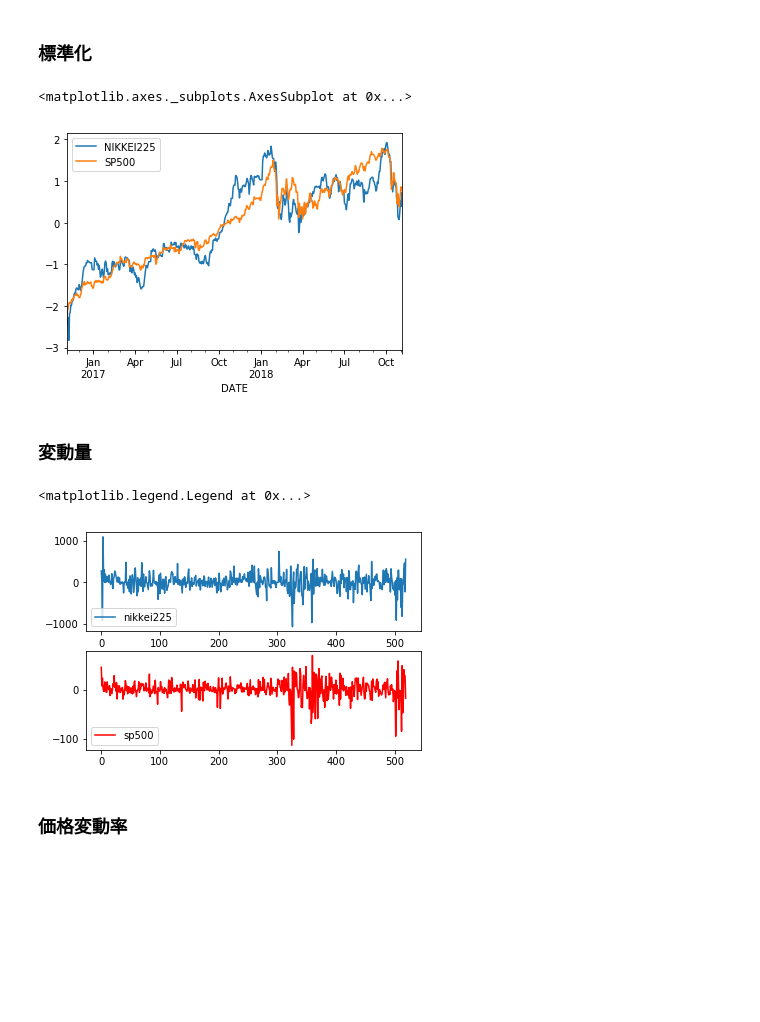
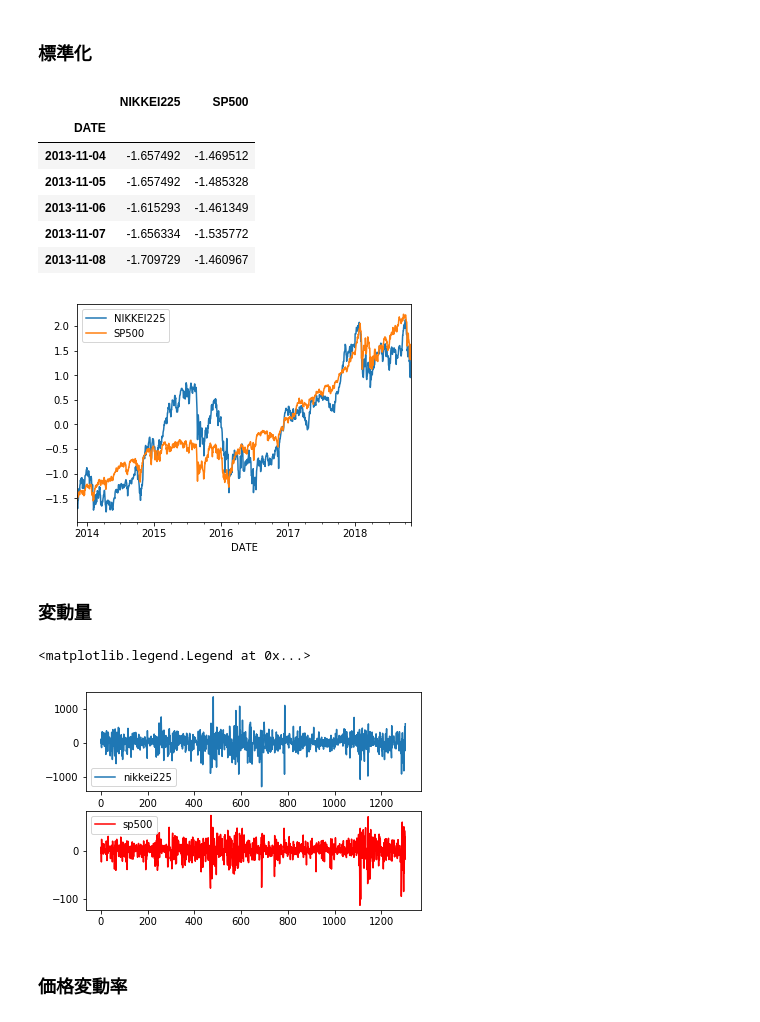
Before and after one commit to puva01/thesis, a Jupyter notebook: getStock.ipynb, the cells around one changed output. Drawn from its saved outputs; the diff is of its cells as text; code cells hidden in the pictures; blank space fills up the shorter version.

```diff
--- a/getStock.ipynb
+++ b/getStock.ipynb
@@ -9,6 +9,6 @@ import matplotlib.pyplot as plt
 import scipy.stats as sp
 %matplotlib inline
 # %%
-start = datetime.datetime(2016, 11, 4)
+start = datetime.datetime(2013, 11, 4)
 end   = datetime.datetime(2018, 11,4)
-stocks = web.DataReader(["NIKKEI225","SP500"], "fred", start, end).fillna(method="ffill")
+stocks = web.DataReader(["NIKKEI225","SP500"], "fred", start, end).fillna(method="bfill")
@@ -17,17 +27,22 @@ stocks = web.DataReader(["NIKKEI225","SP500"], "fred", start, end).fillna(method
 # %%
 #standardization
 z = stocks.apply(lambda x: ((x-x.mean())/x.std()),axis = 0)
 z.plot()
+z.head()
 # %% [output]
-<matplotlib.axes._subplots.AxesSubplot at 0x...>
+|  | NIKKEI225 | SP500 |
+| DATE |  |  |
+| 2013-11-04 | -1.657492 | -1.469512 |
+| 2013-11-05 | -1.657492 | -1.485328 |
+| 2013-11-06 | -1.615293 | -1.461349 |
+| 2013-11-07 | -1.656334 | -1.535772 |
+| 2013-11-08 | -1.709729 | -1.460967 |
-[figure, old version]
+[figure, new version]
 # %% [markdown]
 ### 変動量
 # %%
-nikkei225 = stocks.NIKKEI225.values
-sp500 = stocks.SP500.values
-nikkei225_diff = np.diff(nikkei225)
-sp500_diff = np.diff(sp500)
+nikkei225_diff = np.diff(stocks.NIKKEI225)
+sp500_diff = np.diff(stocks.SP500)
 fig = plt.figure()
 ax1  =fig.add_subplot(2,1,1)
 ax2 = fig.add_subplot(2,1,2)
@@ -37,7 +52,7 @@ ax1.legend(loc  = "lower left")
 ax2.legend()
 # %% [output]
 <matplotlib.legend.Legend at 0x...>
-[figure, old version]
+[figure, new version]
 # %% [markdown]
 ### 価格変動率
 # %%
```
Also changed, not shown: parts of 7 cells of this notebook, 2 other files.
